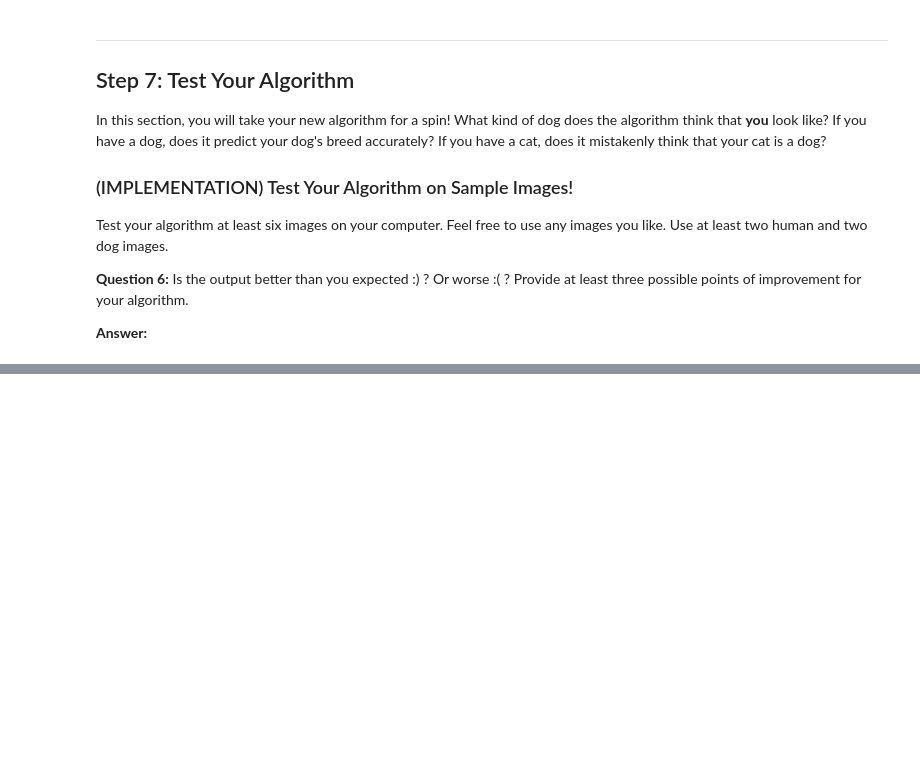
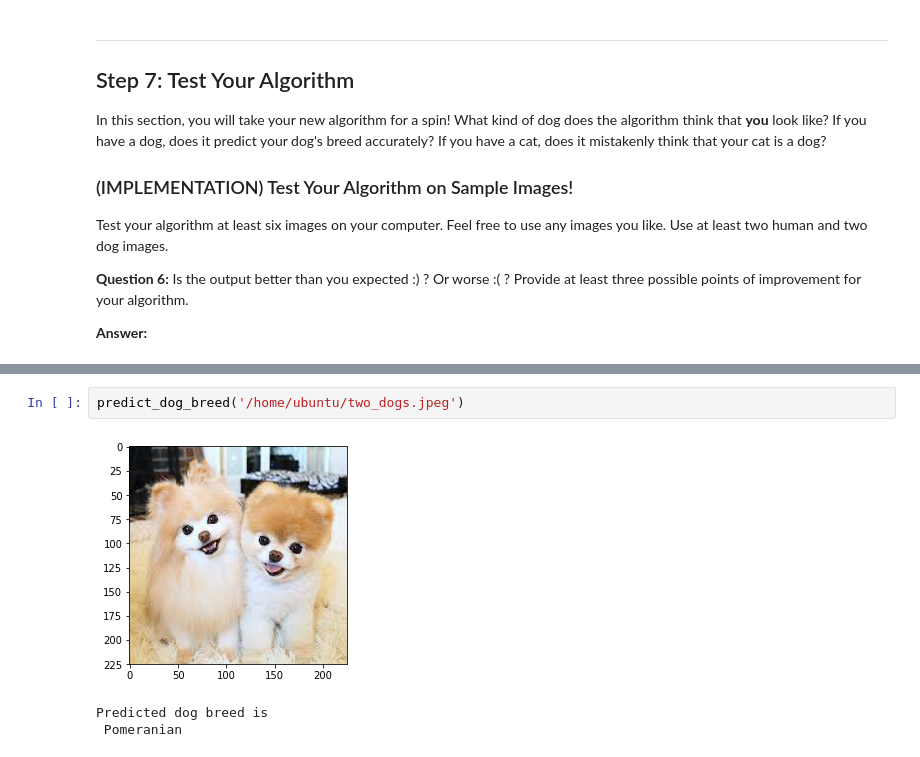
Before and after one commit to manasapte/dog-project, a Jupyter notebook: dog_app.ipynb, the cells around one changed output, grey strips where cells are left out. Saved outputs shown, nothing was run; the diff lists cells and outputs as text; blank space fills up the shorter version.

```diff
--- a/dog_app.ipynb
+++ b/dog_app.ipynb
@@ -773,0 +764,6 @@ Predicted dog breed is
+# %%
+predict_dog_breed('/home/ubuntu/two_dogs.jpeg')
+# %% [output]
+[figure, added]
+Predicted dog breed is
+ Pomeranian
```
Also changed, not shown: parts of 18 cells of this notebook.
